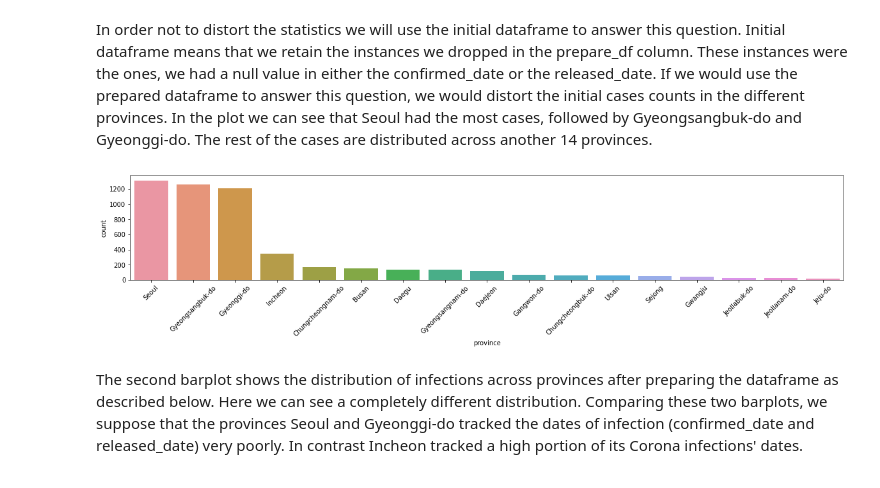
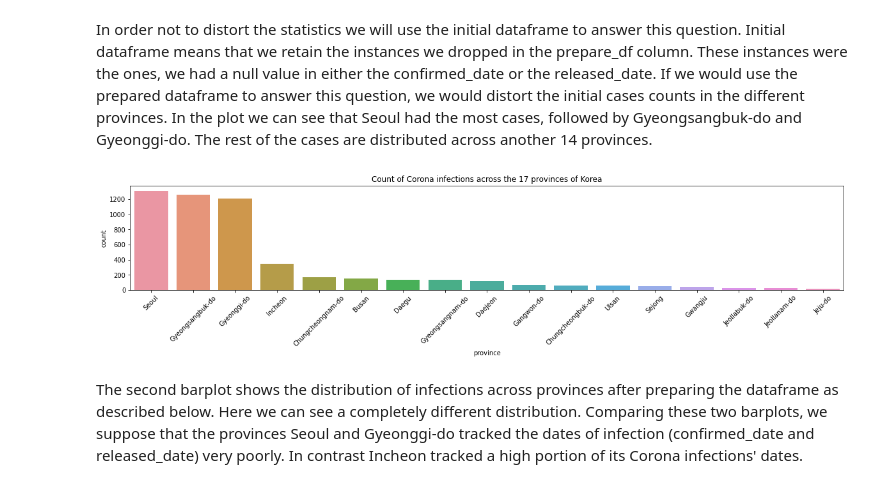
Before and after one commit to jopagel/Korean-Corona-Cases, a Jupyter notebook: Data_Analysis.ipynb, the cells around one changed output. Drawn from its saved outputs; the diff is of its cells as text; code cells hidden in the pictures.

```diff
--- a/Data_Analysis.ipynb
+++ b/Data_Analysis.ipynb
@@ -172,9 +172,10 @@ In the plot we can see that Seoul had the most cases, followed by Gyeongsangbuk-
 # %%
 plt.figure(figsize = (20,3))
 sns.countplot(x = "province", data = df_init, order=df_init.province.value_counts().iloc[:20].index)
+plt.title("Count of Corona infections across the 17 provinces of Korea")
 plt.xticks(rotation=45);
 # %% [output]
-[figure, old version]
+[figure, new version]
 # %% [markdown]
 The second barplot shows the distribution of infections across provinces after preparing the dataframe as described below. Here we can see a completely different distribution. Comparing these two barplots, we suppose that the provinces Seoul and Gyeonggi-do tracked the dates of infection (confirmed_date and released_date) very poorly. In contrast Incheon tracked a high portion of its Corona infections' dates.
 # %%
```
Also changed, not shown: parts of 2 cells of this notebook, 3 other files.
